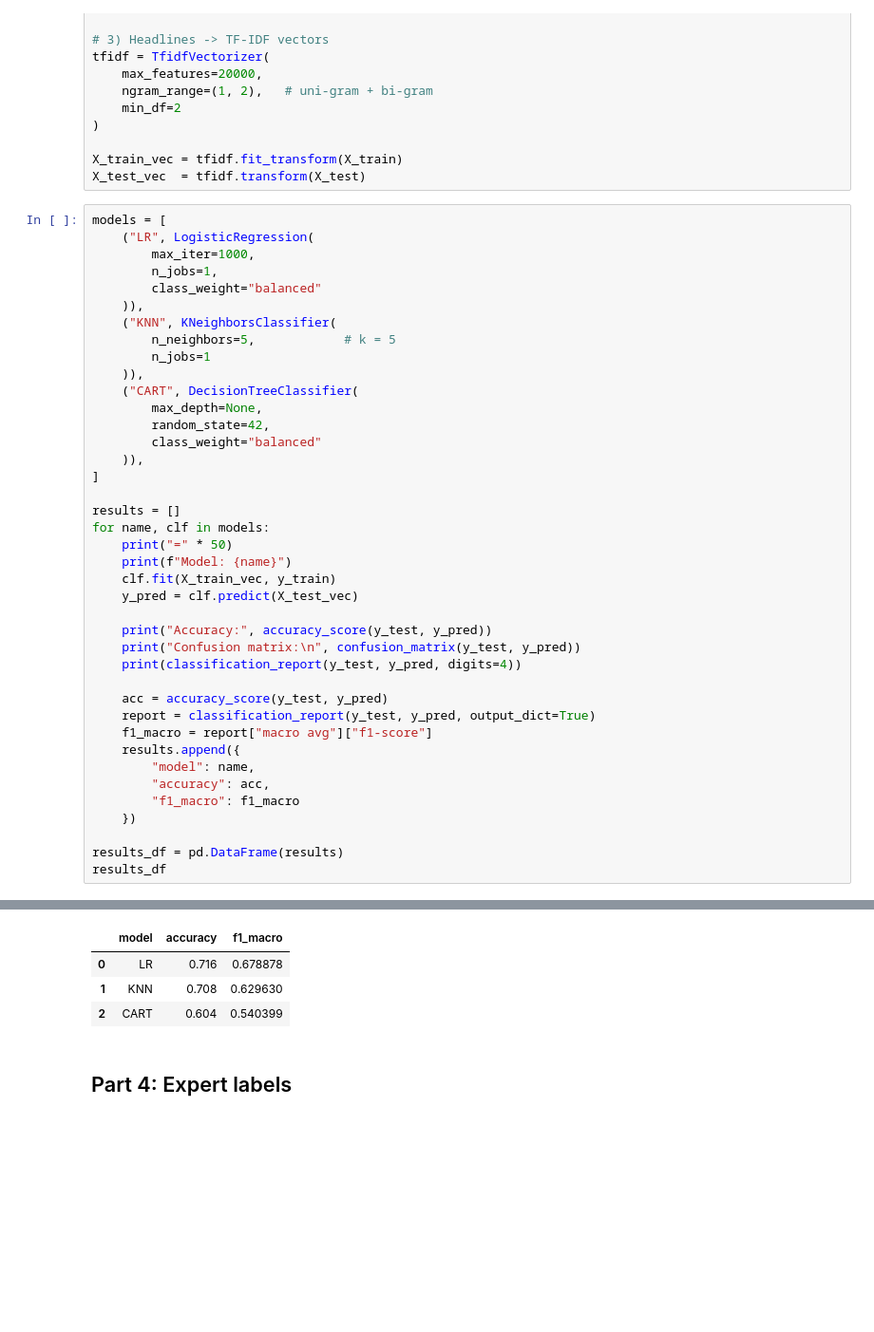
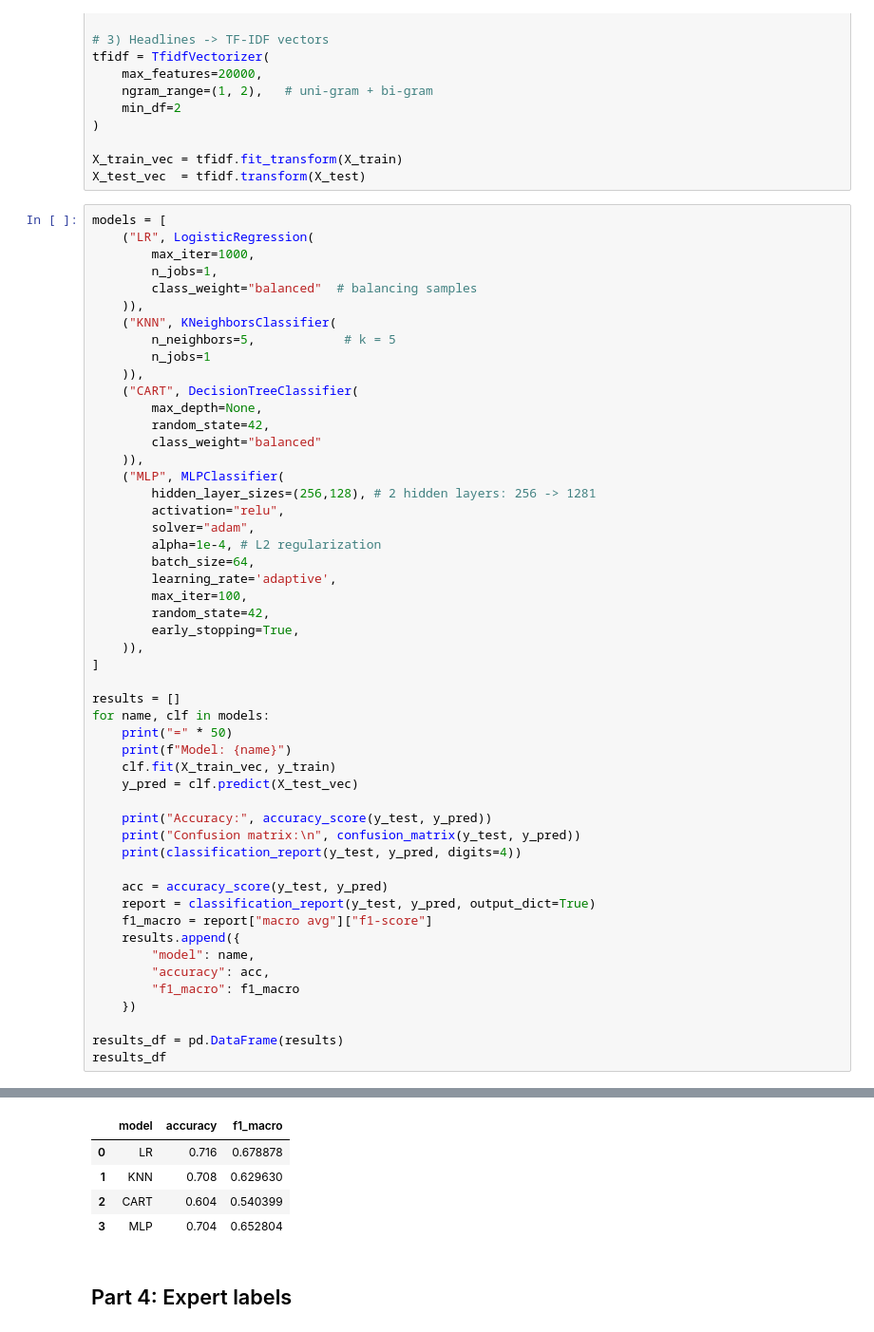
Before and after one commit to Jeandeng47/earnings-alpha, a Jupyter notebook: notebooks/final.ipynb, the cells around one changed output, grey strips where cells are left out. Shown at 95% size. Drawn from its saved outputs; the diff is of its cells as text; blank space fills up the shorter version.

```diff
--- a/notebooks/final.ipynb
+++ b/notebooks/final.ipynb
@@ -354,7 +472,7 @@ models = [
     ("LR", LogisticRegression(
         max_iter=1000,
         n_jobs=1,
-        class_weight="balanced"
+        class_weight="balanced"  # balancing samples
     )),
     ("KNN", KNeighborsClassifier(
         n_neighbors=5,            # k = 5
@@ -364,6 +482,17 @@ models = [
         max_depth=None,
         random_state=42,
         class_weight="balanced"
+    )),
+    ("MLP", MLPClassifier(
+        hidden_layer_sizes=(256,128), # 2 hidden layers: 256 -> 1281
+        activation="relu",
+        solver="adam",
+        alpha=1e-4, # L2 regularization
+        batch_size=64,
+        learning_rate='adaptive',
+        max_iter=100,
+        random_state=42,
+        early_stopping=True,
     )),
 ]
 
@@ -410,7 +539,8 @@ weighted avg     0.5953    0.6040    0.5992       250
 |  | model | accuracy | f1_macro |
 | 0 | LR | 0.716 | 0.678878 |
 | 1 | KNN | 0.708 | 0.629630 |
 | 2 | CART | 0.604 | 0.540399 |
+| 3 | MLP | 0.704 | 0.652804 |
 # %% [markdown]
 ## Part 4: Expert labels
 # %% [markdown]
```
Also changed, not shown: parts of 43 cells of this notebook, 1 other file.
